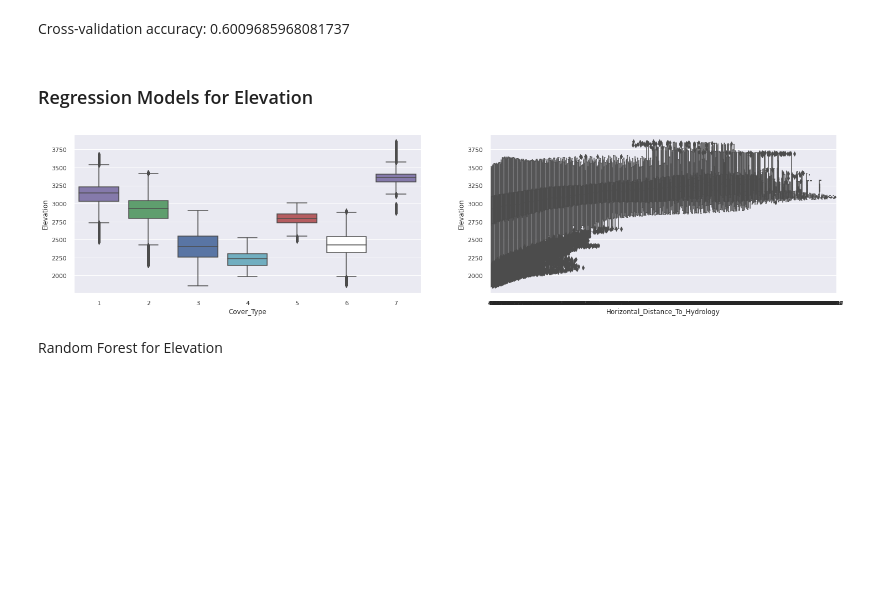
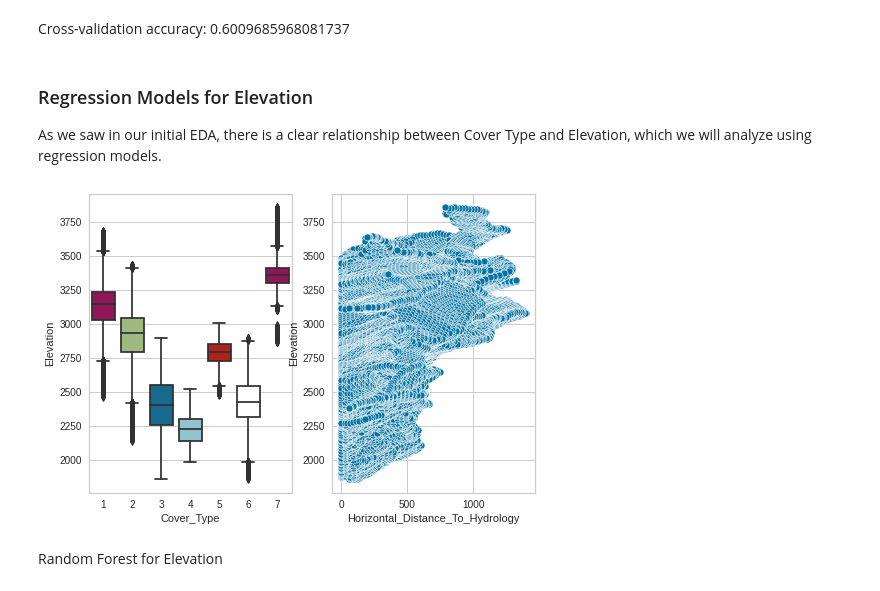
Before and after one commit to KendallScott/Machine-Learning, a Jupyter notebook: Lab 2/Lab_2.ipynb, the cells around one changed output. Saved outputs shown, nothing was run; the diff lists cells and outputs as text; code cells hidden in the pictures; blank space fills up the shorter version.

```diff
--- a/Lab 2/Lab_2.ipynb
+++ b/Lab 2/Lab_2.ipynb
@@ -706,23 +707,23 @@ print('\n')
 Cross-validation accuracy: nan
 # %% [markdown]
 Cross-validation accuracy: 0.6009685968081737
-# %% [markdown]
-### Regression Models for Elevation
+# %% [markdown]
+### Regression Models for Elevation
+
+As we saw in our initial EDA, there is a clear relationship between Cover Type and Elevation, which we will analyze using regression models.
 # %%
-sns.set(rc={'figure.figsize':(24.7,5.27)})
-
 #side by side plot
 fig, ax =plt.subplots(1,2)
 
 # box plots for elevation vs cover type
 sns.boxplot(x = 'Cover_Type', y = 'Elevation', data = forest_cover_type, ax=ax[0], palette=["m", "g", "b", "c", "r", "w", "m"])
 
 # box plots for elevation vs cover type
-sns.boxplot(x = 'Horizontal_Distance_To_Hydrology', y = 'Elevation', data = forest_cover_type, ax=ax[1], palette=["m", "g", "b", "c", "r", "w", "m"])
+sns.scatterplot(x = 'Horizontal_Distance_To_Hydrology', y = 'Elevation', data = forest_cover_type, ax=ax[1])
 
 fig.show()
 # %% [output]
-[figure, old version]
+[figure, new version]
 # %%
 # Make target variable and data variable
 yreg = forest_cover_type[['Elevation']]
```
Also changed, not shown: parts of 16 cells of this notebook.
